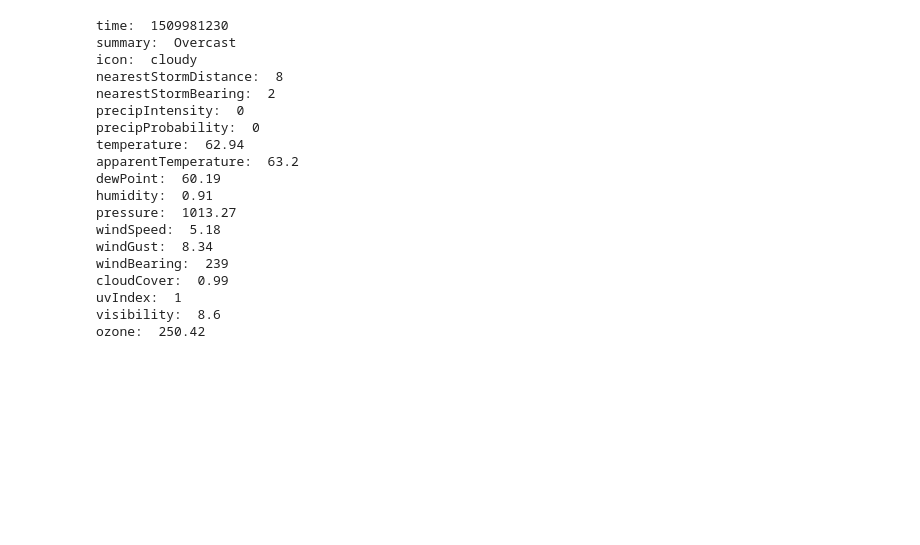
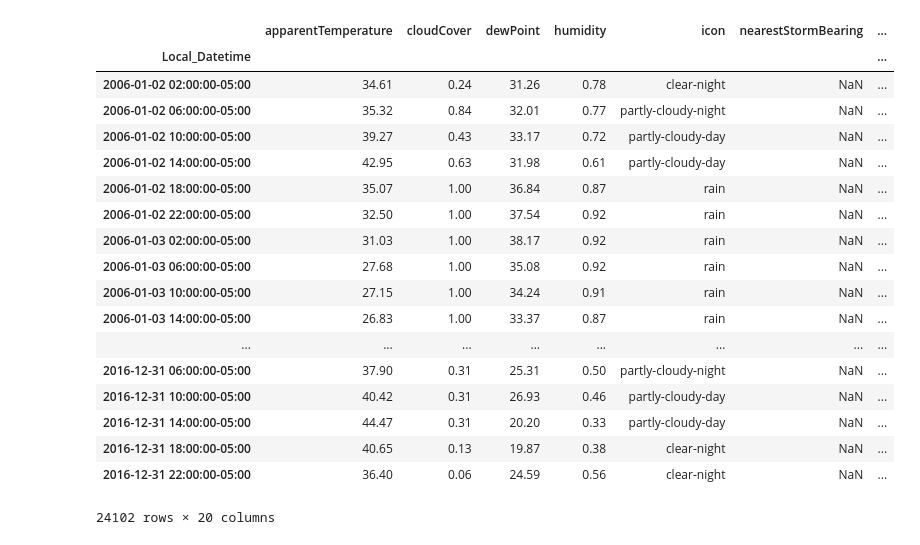
Before and after one commit to oracleofnj/precrime, a Jupyter notebook: exploratory-notebooks/Weather.ipynb, the cells around one changed output. Saved outputs shown, nothing was run; the diff lists cells and outputs as text; code cells hidden in the pictures; blank space fills up the shorter version.

Commit message:
Download and add weather data

```diff
--- a/exploratory-notebooks/Weather.ipynb
+++ b/exploratory-notebooks/Weather.ipynb
@@ -186,24 +19,37 @@ hist_w
-# %%
-with forecast(*NYC) as current_weather:
-    for k, v in current_weather.currently._data.items():
-        print('{0}: '.format(k), v)
-# %% [output]
-time:  1509981230
-summary:  Overcast
-icon:  cloudy
-nearestStormDistance:  8
-nearestStormBearing:  2
-precipIntensity:  0
-precipProbability:  0
-temperature:  62.94
-apparentTemperature:  63.2
-dewPoint:  60.19
-humidity:  0.91
-pressure:  1013.27
-windSpeed:  5.18
-windGust:  8.34
-windBearing:  239
-cloudCover:  0.99
-uvIndex:  1
-visibility:  8.6
-ozone:  250.42
+# %%
+# Before running: execute "tar -xvf weather_hist.tar.gz"
+# from the root directory of the git repo
+#
+# To make the files from scratch (not necessary):
+#
+# nypd_data = load_clean_felonies()
+# precinct_dict, tract_dict, merged_census_info = read_nyc_shapefiles()
+# centroids = get_precinct_centroids(precinct_dict)
+# nyc_mean_latlon = get_mean_latlon(centroids)
+# nypd_dates = nypd_data['COMPLAINT_DATETIME'].dt.date.unique()
+# hours = range(2,26,4)
+# darksky_api_key = read_api_key()
+# write_weather_data(nypd_dates, hours, darksky_api_key, nyc_mean_latlon)
+
+weather_hist = read_weather_data()
+weather_hist
+# %% [output]
+|  | apparentTemperature | cloudCover | dewPoint | humidity | icon | nearestStormBearing | ... |
+| Local_Datetime |  |  |  |  |  |  | ... |
+| 2006-01-02 02:00:00-05:00 | 34.61 | 0.24 | 31.26 | 0.78 | clear-night | NaN | ... |
+| 2006-01-02 06:00:00-05:00 | 35.32 | 0.84 | 32.01 | 0.77 | partly-cloudy-night | NaN | ... |
+| 2006-01-02 10:00:00-05:00 | 39.27 | 0.43 | 33.17 | 0.72 | partly-cloudy-day | NaN | ... |
+| 2006-01-02 14:00:00-05:00 | 42.95 | 0.63 | 31.98 | 0.61 | partly-cloudy-day | NaN | ... |
+| 2006-01-02 18:00:00-05:00 | 35.07 | 1.00 | 36.84 | 0.87 | rain | NaN | ... |
+| 2006-01-02 22:00:00-05:00 | 32.50 | 1.00 | 37.54 | 0.92 | rain | NaN | ... |
+| 2006-01-03 02:00:00-05:00 | 31.03 | 1.00 | 38.17 | 0.92 | rain | NaN | ... |
+| 2006-01-03 06:00:00-05:00 | 27.68 | 1.00 | 35.08 | 0.92 | rain | NaN | ... |
+| 2006-01-03 10:00:00-05:00 | 27.15 | 1.00 | 34.24 | 0.91 | rain | NaN | ... |
+| 2006-01-03 14:00:00-05:00 | 26.83 | 1.00 | 33.37 | 0.87 | rain | NaN | ... |
+| ... | ... | ... | ... | ... | ... | ... | ... |
+| 2016-12-31 06:00:00-05:00 | 37.90 | 0.31 | 25.31 | 0.50 | partly-cloudy-night | NaN | ... |
+| 2016-12-31 10:00:00-05:00 | 40.42 | 0.31 | 26.93 | 0.46 | partly-cloudy-day | NaN | ... |
+| 2016-12-31 14:00:00-05:00 | 44.47 | 0.31 | 20.20 | 0.33 | partly-cloudy-day | NaN | ... |
+| 2016-12-31 18:00:00-05:00 | 40.65 | 0.13 | 19.87 | 0.38 | clear-night | NaN | ... |
+| 2016-12-31 22:00:00-05:00 | 36.40 | 0.06 | 24.59 | 0.56 | clear-night | NaN | ... |
+24102 rows × 20 columns
```
Also changed, not shown: parts of 19 cells of this notebook, 5 other files.
